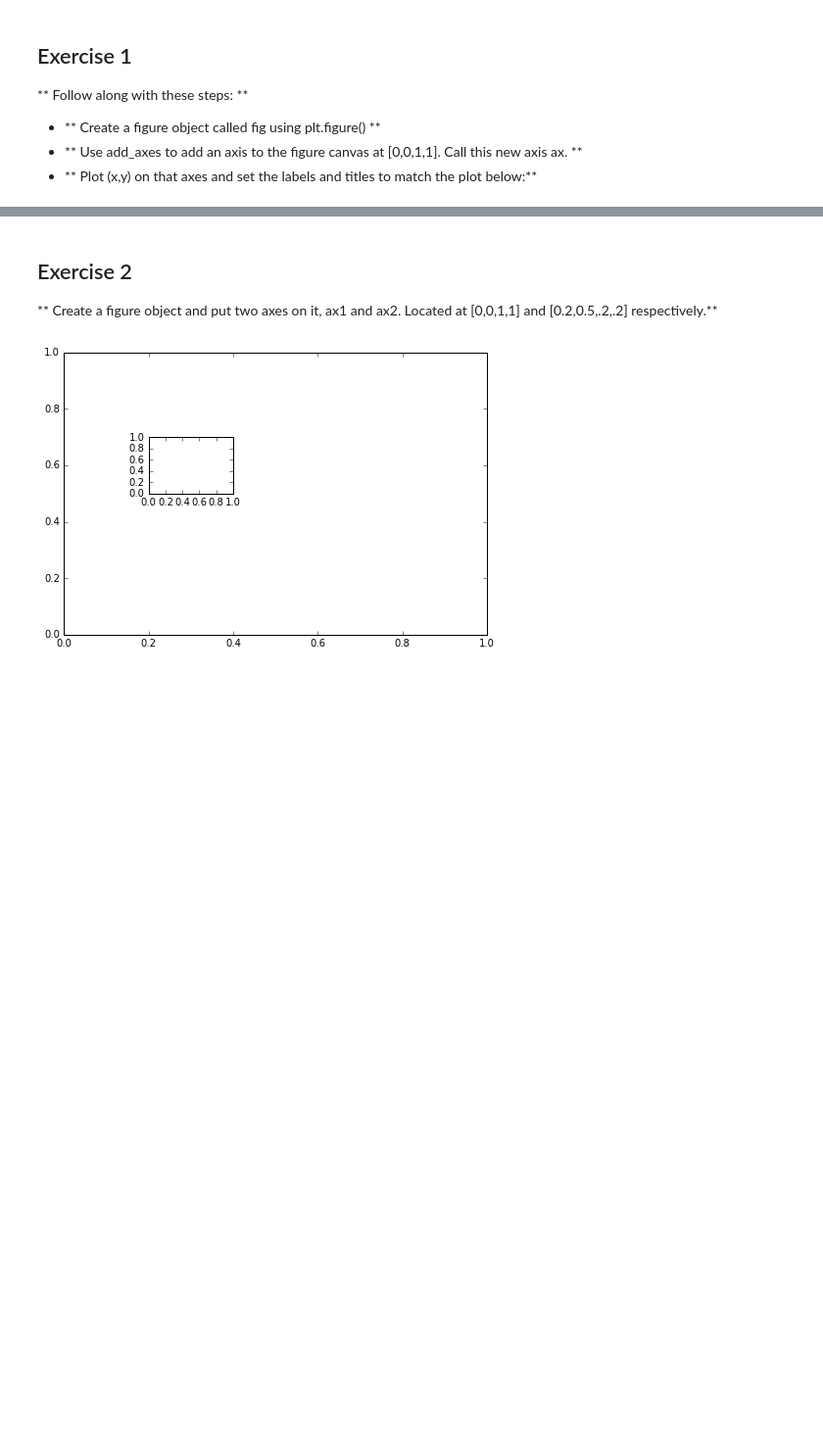
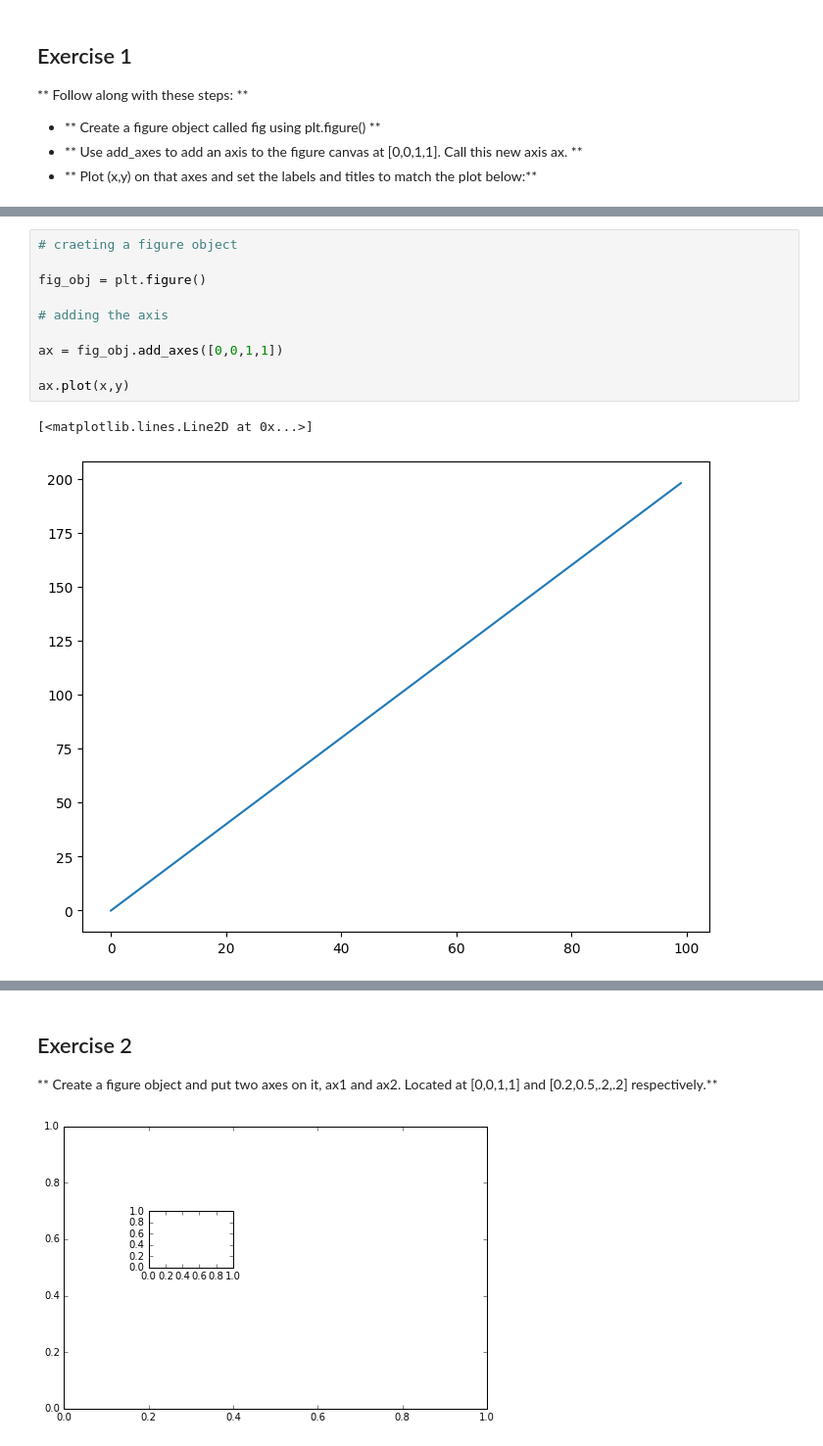
Before and after one commit to thanga-v2/Exploratory-Data-Analysis, a Jupyter notebook: Matplotlib- Assignment.ipynb, the cells around one changed output, grey strips where cells are left out. Shown at 98% size. Drawn from its saved outputs; the diff is of its cells as text; blank space fills up the shorter version.

Commit message:
matplotlib small assignment

```diff
--- a/Matplotlib- Assignment.ipynb
+++ b/Matplotlib- Assignment.ipynb
@@ -35,0 +57,13 @@ z = x**2
+# %%
+# craeting a figure object
+
+fig_obj = plt.figure()
+
+# adding the axis
+
+ax = fig_obj.add_axes([0,0,1,1])
+
+ax.plot(x,y)
+# %% [output]
+[<matplotlib.lines.Line2D at 0x...>]
+[figure, added]
```
Also changed, not shown: parts of 19 cells of this notebook.
